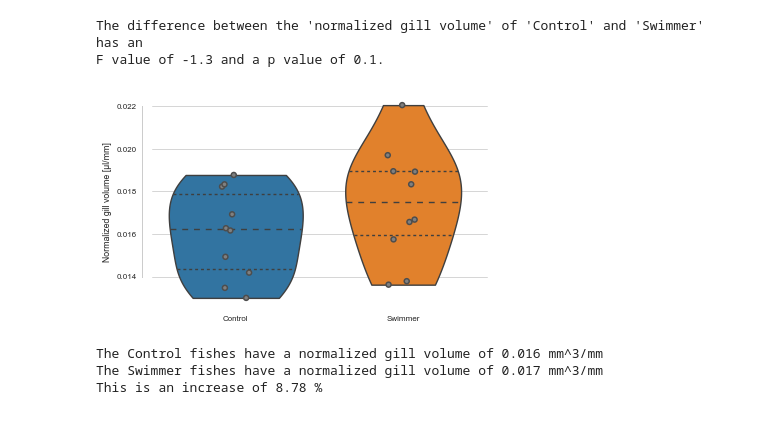
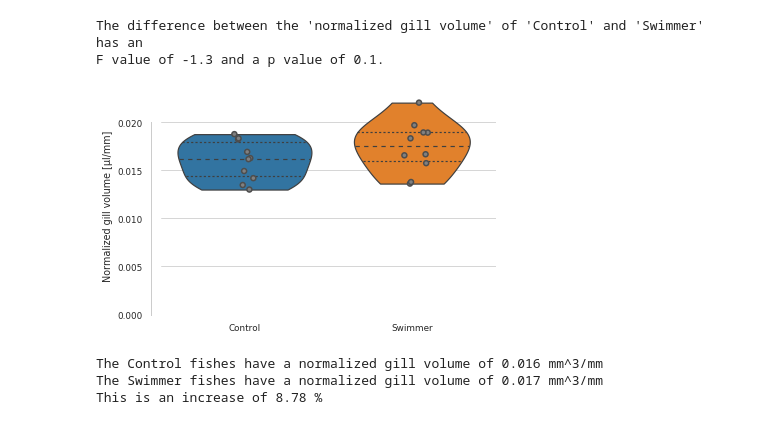
Before and after one commit to habi/Zebra-Fish-Gills, a Jupyter notebook: Gills-Analysis.ipynb, the cells around one changed output. Cells and saved outputs as stored; diff of their text form; code cells hidden in the pictures.

Commit message:
Optionally start the plots at zero
Helena would like to see what looks better.

```diff
--- a/Gills-Analysis.ipynb
+++ b/Gills-Analysis.ipynb
@@ -183,7 +186,7 @@ Load all the data from the microCT scans we need later on.
 # %%
 # Get all the 'Control' and 'Swimmer' folders in the root folder
 # https://stackoverflow.com/a/34507323/323100
-SampleNames = glob.glob(os.path.join(RootFolder, 'Control*')) + glob.glob(os.path.join(RootFolder, 'Swimmer*'))
+SampleNames = sorted(glob.glob(os.path.join(RootFolder, 'Control*')) + glob.glob(os.path.join(RootFolder, 'Swimmer*')))
 SampleNames = [os.path.basename(sn) for sn in SampleNames]
 # %%
 # Reproducible research for everyone
@@ -1763,3 +1768,16 @@ The endurance of the Control group at 5 wk training was 13 min 30 sec with a STD
 The endurance of the Swimmer group at Before training was 12 min 9 sec with a STD of 2 min 5 sec.
 The endurance of the Swimmer group at 3 wk training was 15 min 26 sec with a STD of 3 min 10 sec.
 The endurance of the Swimmer group at 5 wk training was 16 min 29 sec with a STD of 1 min 54 sec.
+# %%
+# Data as prose
+for training in Speed.Training.unique():
+    print('The endurance of the fishes at %s training was %s min %s sec '
+          'with a STD of %s min %s sec.' % (training,
+                                            pandas.to_datetime(Speed[(Speed.Training == training)].Seconds.mean(),
+                                                               unit='s').minute,
+                                            pandas.to_datetime(Speed[(Speed.Training == training)].Seconds.mean(),
+                                                               unit='s').second,
+                                            pandas.to_datetime(Speed[(Speed.Training == training)].Seconds.std(),
+                                                               unit='s').minute,
+                                            pandas.to_datetime(Speed[(Speed.Training == training)].Seconds.std(),
+                                                               unit='s').second))
@@ -1768,7 +1790,7 @@ for experiment in Speed.Experiment.unique():
     print(80 * '-')
     for trainings in itertools.combinations(Speed.Training.unique(), 2):
         print('The speed of the %s '
-              'increased by %0.2f %% between '
+              'increased by %0.1f %% between '
               '"%s" and "%s"' % (experiment,
                                  percentage(Speed[(Speed.Experiment == experiment)
                                                   & (Speed.Training == trainings[0])].Seconds.mean(),
@@ -1888,7 +1911,7 @@ The length of the Swimmer group After training was 30.45 mm with a STD of 1.87.
 for experiment in Morphology.Experiment.unique():
     for trainings in itertools.combinations(Morphology.Training.unique(), 2):
         print('The length of the %s '
-              'increased by %0.2f %% between '
+              'increased by %0.1f %% between '
               '"%s" and "%s"' % (experiment,
                                  percentage(Morphology[(Morphology.Experiment == experiment)
                                                        & (Morphology.Training == trainings[0])].Length.mean(),
@@ -2279,34 +2310,36 @@ if label:
     shift = 0.05
     for c, row in Data.iterrows():
         if Data.Experiment[c] == 'Control':
             plt.gca().annotate(Data.Sample[c],
                                (0 + shift * numpy.random.rand(),
                                 Data.VolumeGillsNormalized[c]),
                                horizontalalignment='left', verticalalignment='bottom')
         else:
             plt.gca().annotate(Data.Sample[c],
                                (1 + shift * numpy.random.rand(),
                                 Data.VolumeGillsNormalized[c]),
                                horizontalalignment='left', verticalalignment='bottom')
 # plt.title('Normalized gill volume (normalized to fish length)')
 # plt.ylim(ymax=Data.VolumeGillsNormalized.max() * 1.2)
 plt.xlabel('')
 plt.ylabel(u'Normalized gill volume [\u03bcl/mm]')  # https://stackoverflow.com/a/2140991/323100
 # significance_bar(0, 1,
 #                  Data.VolumeGillsNormalized.max(),
 #                  p_value_volume_normalized)
+if zerotheplots:
+    plt.ylim(ymin=0)
 seaborn.despine(offset=10, trim=True, bottom=True)
 if label:
     plt.savefig(os.path.join(OutPutDir,
                              'Volume_Gills_Normalized_ul_from%04dslices.png' % NumberOfImagesToShow),
                 bbox_inches='tight')
 else:
     plt.savefig(os.path.join(OutPutDir,
                              'Volume_Gills_Normalized_ul_from%04slies_nolabels.png' % NumberOfImagesToShow),
                 bbox_inches='tight')
 plt.show()
 # %% [output]
-[figure, old version]
+[figure, new version]
 # %%
 # Data as prose
 for experiment in Data.Experiment.unique():
```
Also changed, not shown: parts of 45 cells of this notebook.
